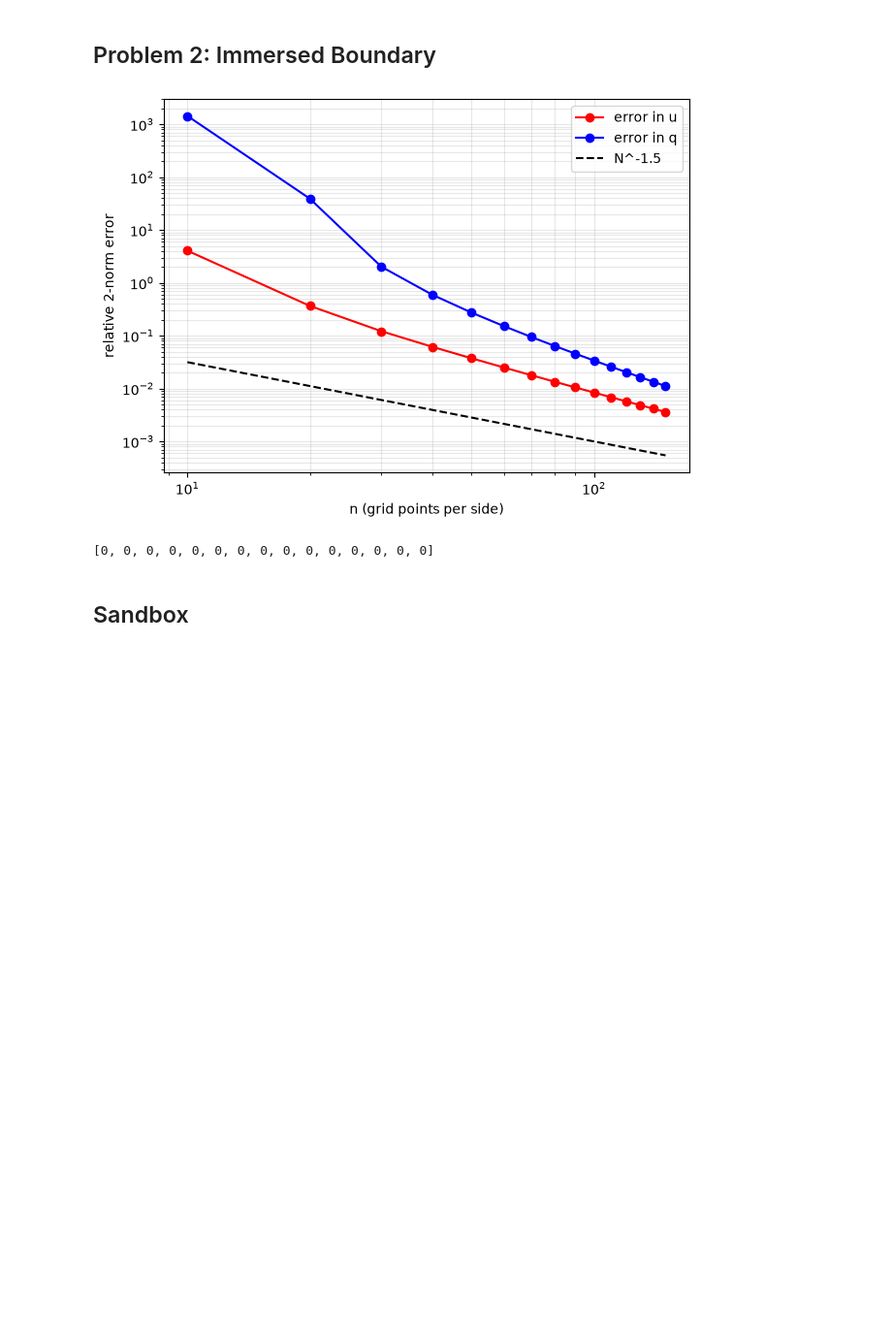
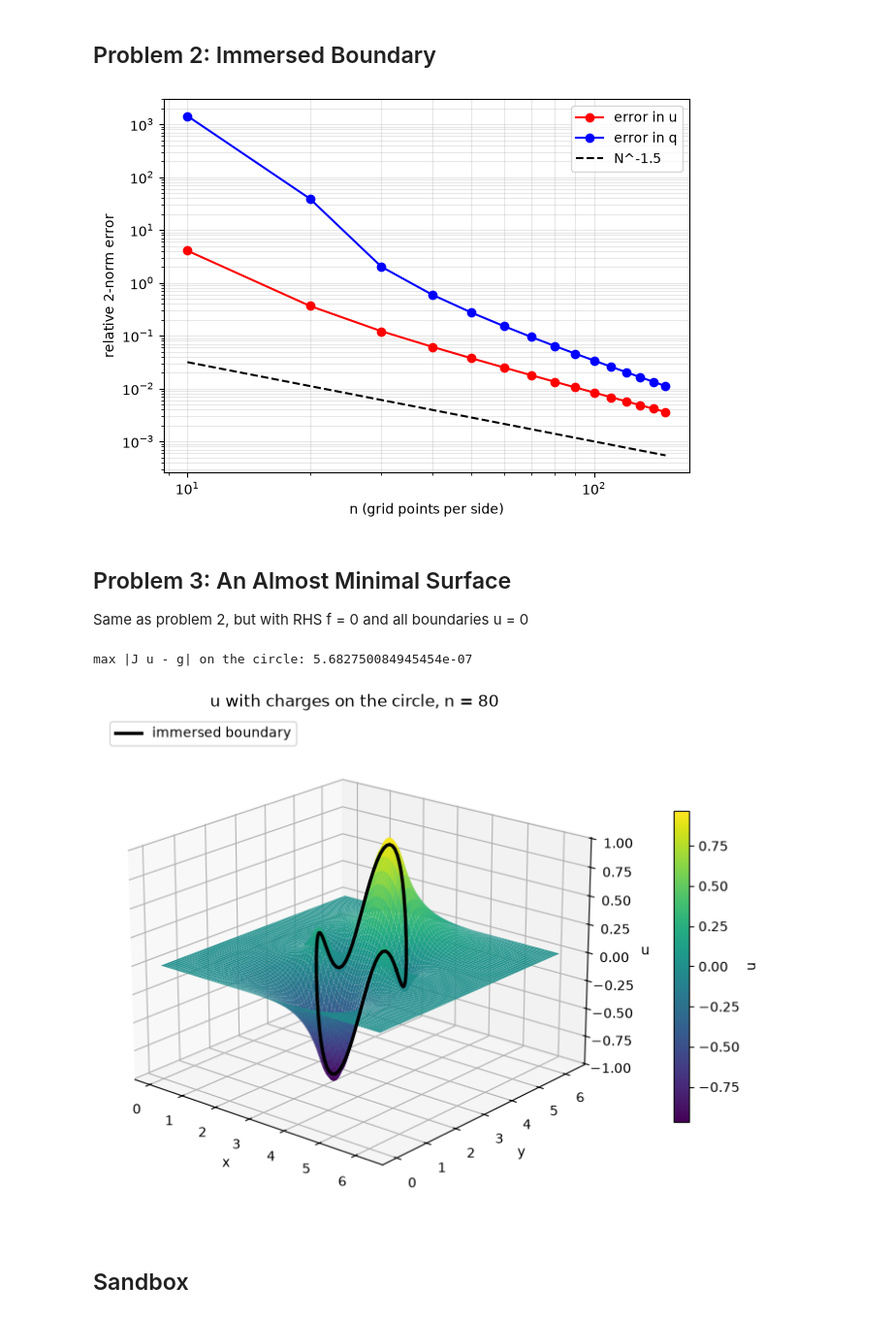
Before and after one commit to sgravelle/pde_hw2, a Jupyter notebook: hw2.ipynb, the cells around one changed output. Shown at 97% size. Saved outputs shown, nothing was run; the diff lists cells and outputs as text; code cells hidden in the pictures; blank space fills up the shorter version.

Commit message:
new plot

```diff
--- a/hw2.ipynb
+++ b/hw2.ipynb
@@ -92,6 +97,15 @@ def f_manu(x,y):
 
 # Domain for this problem
 domain2pi = [0, 2*PI, 0, 2*PI]
+
+# Boundary conditions for this problem
+def bc_lr(x,y):
+    return np.sin(2*y)
+
+def zero_func(x,y):
+    return 0
+
+bconditions = [bc_lr, zero_func]
 
 # GRIDIFY and also flatten
 # This assumes the square domain [0,2pi] on each side
@@ -195,8 +209,8 @@ def make_ib_operators(N, borders):
     J = H**2 * D.T                          # interpolation
     return S, J, Xib, Yib
 
-def make_saddle(N, f_rhs, g_ib, borders):
-    L, rhs_u = make_laplace(N, f_rhs, borders)
+def make_saddle(N, f_rhs, ib_rhs, borders, bconditions):
+    L, rhs_u = make_laplace(N, f_rhs, borders, bconditions)
     S, J, Xib, Yib = make_ib_operators(N, borders)
     H = square_grid(N, borders)[2]
     n_u, n_q = N*N, len(Xib)
@@ -208,11 +222,11 @@ def make_saddle(N, f_rhs, g_ib, borders):
         return np.concatenate([top, bottom])
 
     A = spla.LinearOperator((n_u + n_q, n_u + n_q), matvec=apply_saddle)
-    b = np.concatenate([rhs_u, g_ib(Xib, Yib)])
+    b = np.concatenate([rhs_u, ib_rhs(Xib, Yib)])
     return A, b, n_u
 
-def full_sol(N, f_rhs, test_sol, borders):
-    A, b, n_u = make_saddle(N, f_rhs, test_sol, borders)
+def full_sol(N, f_rhs, ib_rhs, borders, bconditions):
+    A, b, n_u = make_saddle(N, f_rhs, ib_rhs, borders, bconditions)
     H = square_grid(N, borders)[2]
     tol = max(1e-12, 0.001*H*H)
     sol, info = spla.gmres(A, b, rtol=tol, restart=len(b), maxiter=1)
@@ -224,7 +238,7 @@ def full_sol(N, f_rhs, test_sol, borders):
 
 num_gpts2 = np.arange(10, 151, 10)
 
-sols_u = [full_sol(n, f_rhs, f_manu, domain2pi)[0] for n in num_gpts2]
+sols_u = [full_sol(n, f_rhs, f_manu, domain2pi, bconditions)[0] for n in num_gpts2]
 exacts_u = [gridify(f_manu, n, domain2pi) for n in num_gpts2]
 errors_u = [la.norm(sols_u[idx] - exacts_u[idx]) / la.norm(exacts_u[idx]) for idx in range(len(num_gpts2))]
 
@@ -239,7 +253,7 @@ def put_on_circle(func, N, borders):
 
     return circle_func
 
-sols_q = [full_sol(n, f_rhs, f_manu, domain2pi)[1] for n in num_gpts2]
+sols_q = [full_sol(n, f_rhs, f_manu, domain2pi, bconditions)[1] for n in num_gpts2]
 # exacts_q = [put_on_circle(f_manu, n, domain2pi) for n in num_gpts2] # NO THIS IS WRONG IT USES F NOT Q
 # For this problem, the correct charge is q=0 everywhere!
 errors_q = [la.norm(sols_q[idx]) for idx in range(len(num_gpts2))]
@@ -258,12 +272,56 @@ plt.show()
 
 fig2.savefig("error_plot2.pdf", bbox_inches="tight")
 
-info_list = [full_sol(n, f_rhs, f_manu, domain2pi)[2] for n in num_gpts2]
+# info_list = [full_sol(n, f_rhs, f_manu, domain2pi, bconditions)[2] for n in num_gpts2]
 
-print(info_list)
+# print(info_list)
 # %% [output]
 [figure]
-[0, 0, 0, 0, 0, 0, 0, 0, 0, 0, 0, 0, 0, 0, 0]
+# %% [markdown]
+## Problem 3: An Almost Minimal Surface
+
+Same as problem 2, but with RHS f = 0 and all boundaries u = 0
+# %%
+new_bc = [zero_func, zero_func]
+new_rhs = zero_func
+
+# Thank you Claude for the plotting
+
+def plot_solution_3d(u, N, borders, g_ib=None, title="Solution u"):
+    x_grid, y_grid, H = square_grid(N, borders)
+    X, Y = np.meshgrid(x_grid, y_grid)       # X[j,i] = x_grid[i]
+    U = u.reshape(N, N)                      # U[j,i] = u at k = i + j*N, same layout as X, Y
+
+    Nib, Xib, Yib = circle_grid(N, borders)
+    S, J, _, _ = make_ib_operators(N, borders)
+    Zib = J @ u                              # u interpolated onto the circle (should match g_ib)
+    # repeat the first point so the circle closes
+    Xc, Yc, Zc = (np.append(a, a[0]) for a in (Xib, Yib, Zib))
+
+    umax = np.abs(U).max()
+    fig = plt.figure(figsize=(9, 7))
+    ax = fig.add_subplot(projection="3d", computed_zorder=False)
+    surf = ax.plot_surface(X, Y, U, cmap="viridis", vmin=-umax, vmax=umax,
+                           rstride=1, cstride=1, linewidth=0, antialiased=True, zorder=1)
+    ax.plot(Xc, Yc, Zc, color="black", linewidth=2.5, zorder=10, label="immersed boundary")
+
+    ax.set_xlabel("x"); ax.set_ylabel("y"); ax.set_zlabel("u")
+    ax.set_title(title)
+    ax.view_init(elev=20, azim=-50)
+    fig.colorbar(surf, ax=ax, shrink=0.6, pad=0.1, label="u")
+    ax.legend(loc="upper left")
+    if g_ib is not None:
+        print("max |J u - g| on the circle:", np.abs(Zib - g_ib(Xib, Yib)).max())
+    return fig, ax
+
+n = 80
+u, q, info = full_sol(n, new_rhs, f_manu, domain2pi, new_bc)
+fig3, ax3 = plot_solution_3d(u, n, domain2pi, g_ib=f_manu, title=f"u with charges on the circle, n = {n}")
+plt.show()
+fig3.savefig("prob3plot.pdf", bbox_inches="tight")
+# %% [output]
+max |J u - g| on the circle: 5.682750084945454e-07
+[figure, added]
 # %% [markdown]
 ## Sandbox
 # %%
```
Also changed, not shown: parts of 2 cells of this notebook, 7 other files.
